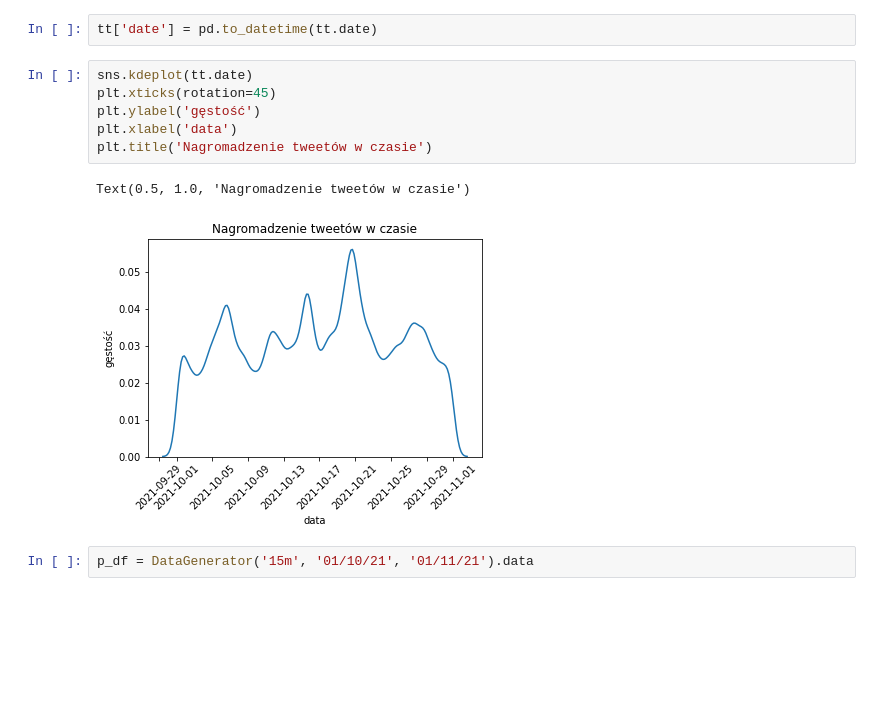
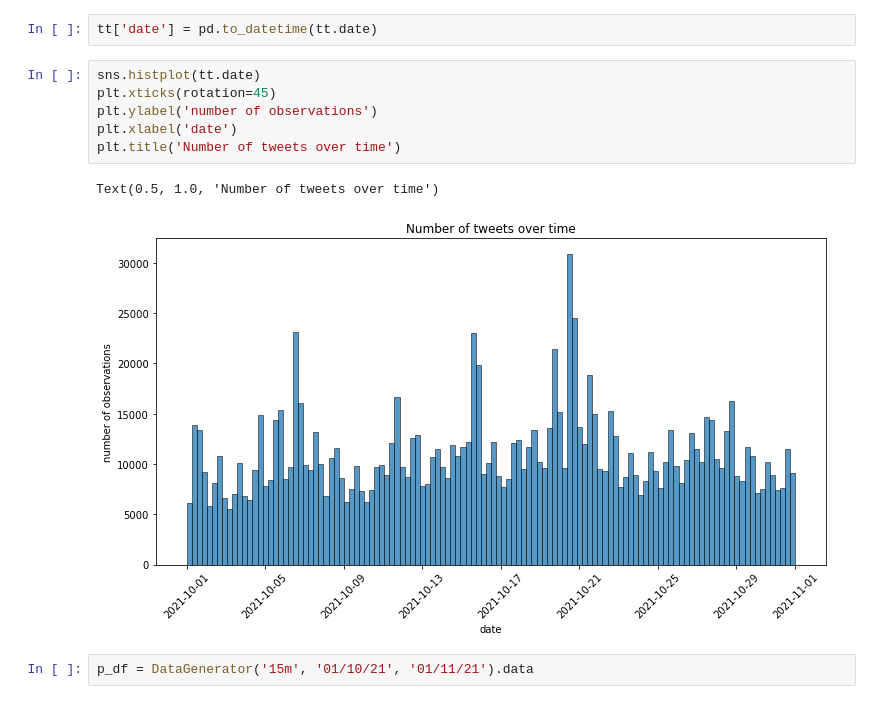
Before and after one commit to Miqk/bachelor-thesis, a Jupyter notebook: plots.ipynb, the cells around one changed output. Cells and saved outputs as stored; diff of their text form; blank space fills up the shorter version.

Commit message:
adjusting plots for paper

```diff
--- a/plots.ipynb
+++ b/plots.ipynb
@@ -22,14 +22,14 @@ tt.head()
 # %%
 tt['date'] = pd.to_datetime(tt.date)
 # %%
-sns.kdeplot(tt.date)
+sns.histplot(tt.date)
 plt.xticks(rotation=45)
-plt.ylabel('gęstość')
-plt.xlabel('data')
-plt.title('Nagromadzenie tweetów w czasie')
+plt.ylabel('number of observations')
+plt.xlabel('date')
+plt.title('Number of tweets over time')
 # %% [output]
-Text(0.5, 1.0, 'Nagromadzenie tweetów w czasie')
+Text(0.5, 1.0, 'Number of tweets over time')
-[figure, old version]
+[figure, new version]
 # %%
 p_df = DataGenerator('15m', '01/10/21', '01/11/21').data
 # %%
```
Also changed, not shown: parts of 2 cells of this notebook.
